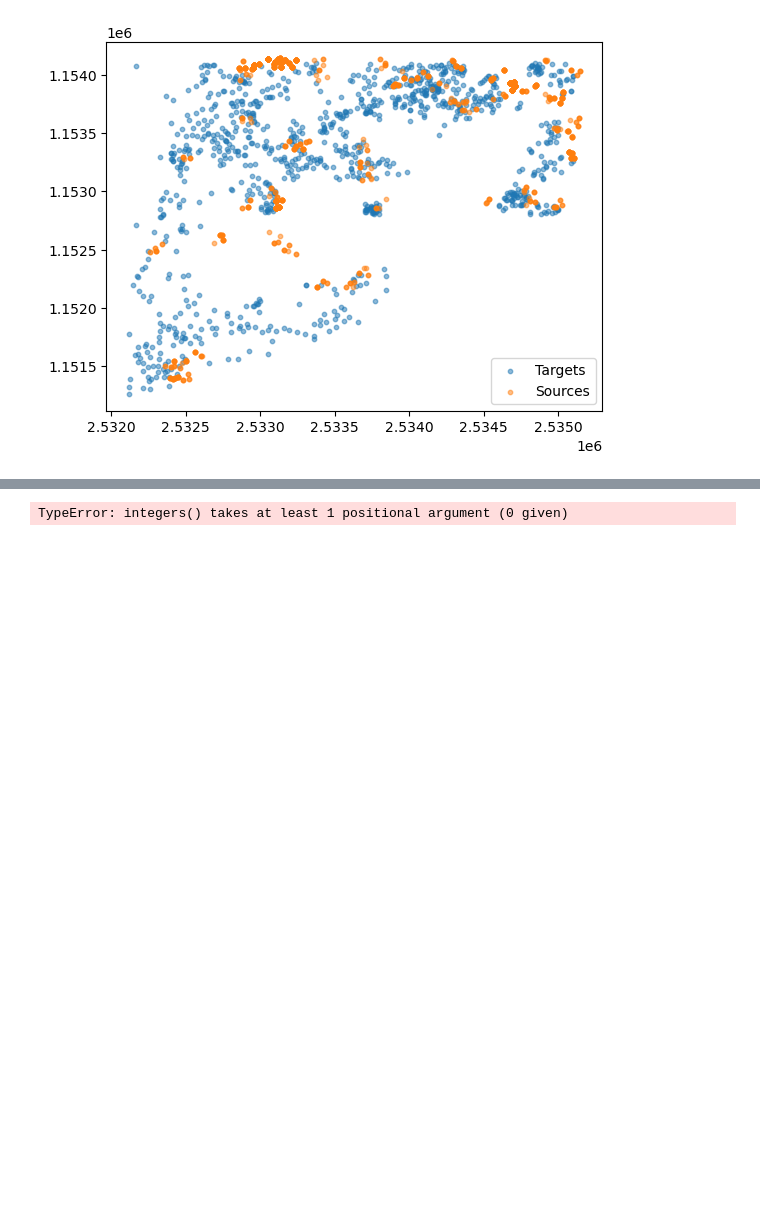
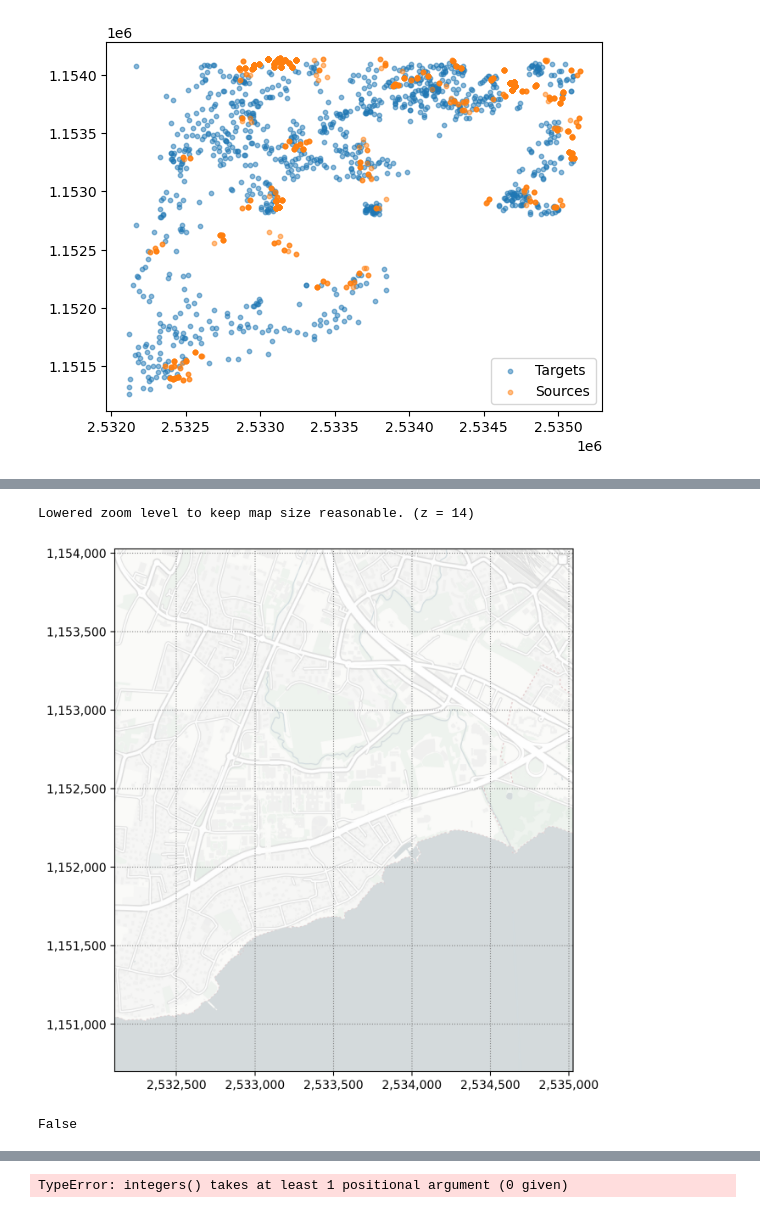
Before and after one commit to merlebleue/DRONES-AND-BUS, a Jupyter notebook: test.ipynb, the cells around one changed output, grey strips where cells are left out. Cells and saved outputs as stored; diff of their text form; code cells hidden in the pictures; blank space fills up the shorter version.

```diff
--- a/test.ipynb
+++ b/test.ipynb
@@ -187,0 +218,3 @@ plt.show()
+# %%
+epfl = Simulation("EPFL", {"x_min":2532106, "x_max":2535027, "y_min":1150700, "y_max":1154028}, 0, 100, 1)
+epfl.plot_interactive()
@@ -187,0 +223,10 @@ plt.show()
+# %%
+fig, ax = epfl.plot()
+fig.show()
+# %% [output]
+Lowered zoom level to keep map size reasonable. (z = 14)
+[figure, added]
+# %%
+(tasks_manager, tasks_manager.get_tasks(10)) is tuple
+# %% [output]
+False
```
Also changed, not shown: parts of 15 cells of this notebook, 14 other files.
